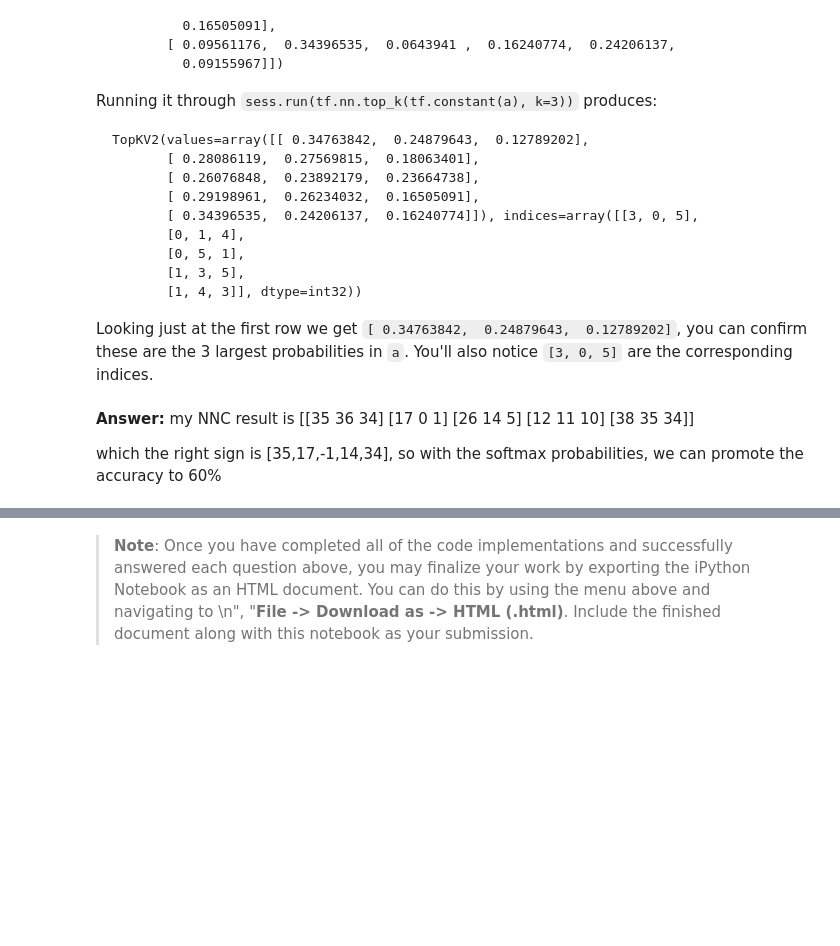
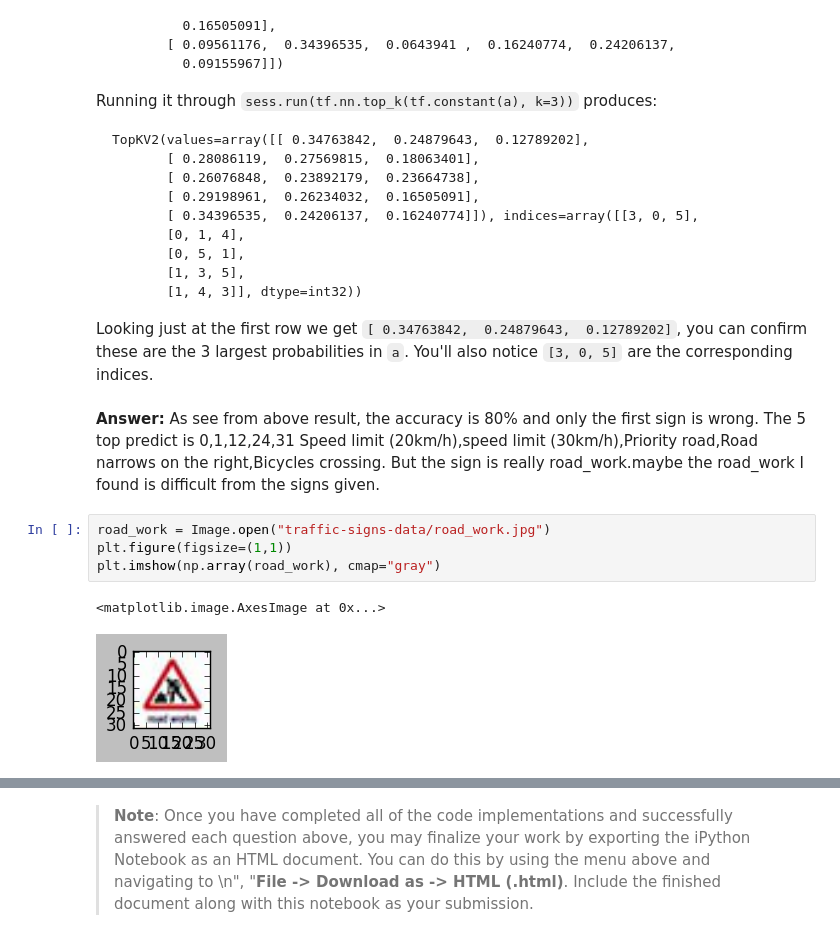
Before and after one commit to vvsuperman/CarND-Traffic-Sign-Classifier-Project, a Jupyter notebook: Traffic_Sign_Classifier.ipynb, the cells around one changed output, grey strips where cells are left out. Saved outputs shown, nothing was run; the diff lists cells and outputs as text; blank space fills up the shorter version.

````diff
--- a/Traffic_Sign_Classifier.ipynb
+++ b/Traffic_Sign_Classifier.ipynb
@@ -498,12 +485,13 @@ TopKV2(values=array([[ 0.34763842,  0.24879643,  0.12789202],
 ```
 
 Looking just at the first row we get `[ 0.34763842,  0.24879643,  0.12789202]`, you can confirm these are the 3 largest probabilities in `a`. You'll also notice `[3, 0, 5]` are the corresponding indices.
-# %% [markdown]
-**Answer:** my NNC result is
-[[35 36 34]
- [17  0  1]
- [26 14  5]
- [12 11 10]
- [38 35 34]]
-
- which the right sign is  [35,17,-1,14,34], so with the softmax probabilities, we can promote the accuracy to 60%
+# %% [markdown]
+**Answer:**
+As see from above result, the accuracy is 80% and only the first sign is wrong. The 5 top predict is 0,1,12,24,31 Speed limit (20km/h),speed limit (30km/h),Priority road,Road narrows on the right,Bicycles crossing. But the sign is really road_work.maybe the road_work I found is difficult from the signs given.
+# %%
+road_work = Image.open("traffic-signs-data/road_work.jpg")
+plt.figure(figsize=(1,1))
+plt.imshow(np.array(road_work), cmap="gray")
+# %% [output]
+<matplotlib.image.AxesImage at 0x...>
+[figure, added]
````
Also changed, not shown: parts of 9 cells of this notebook, 10 other files.
